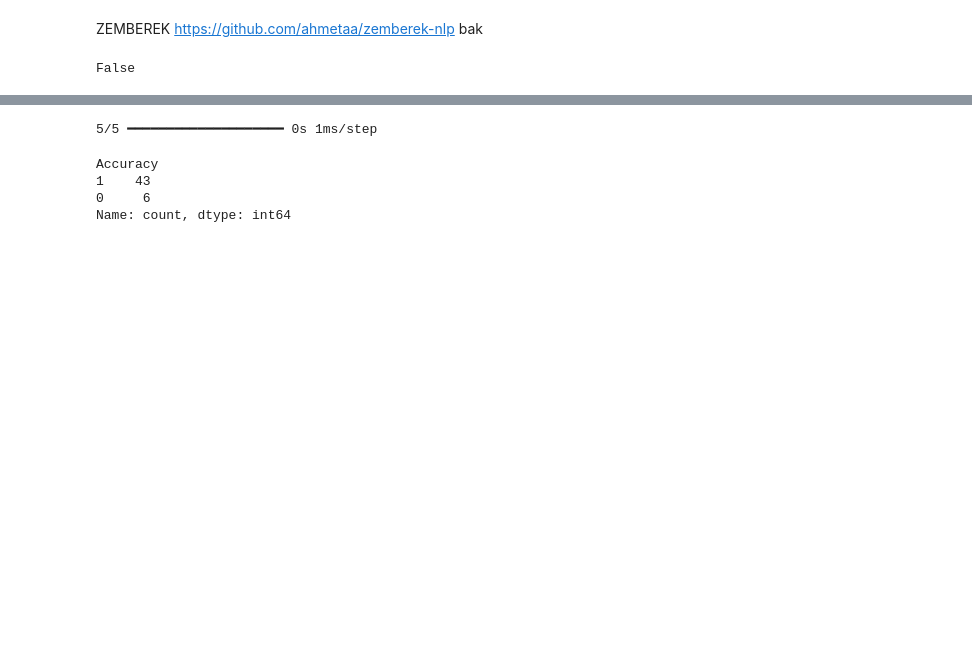
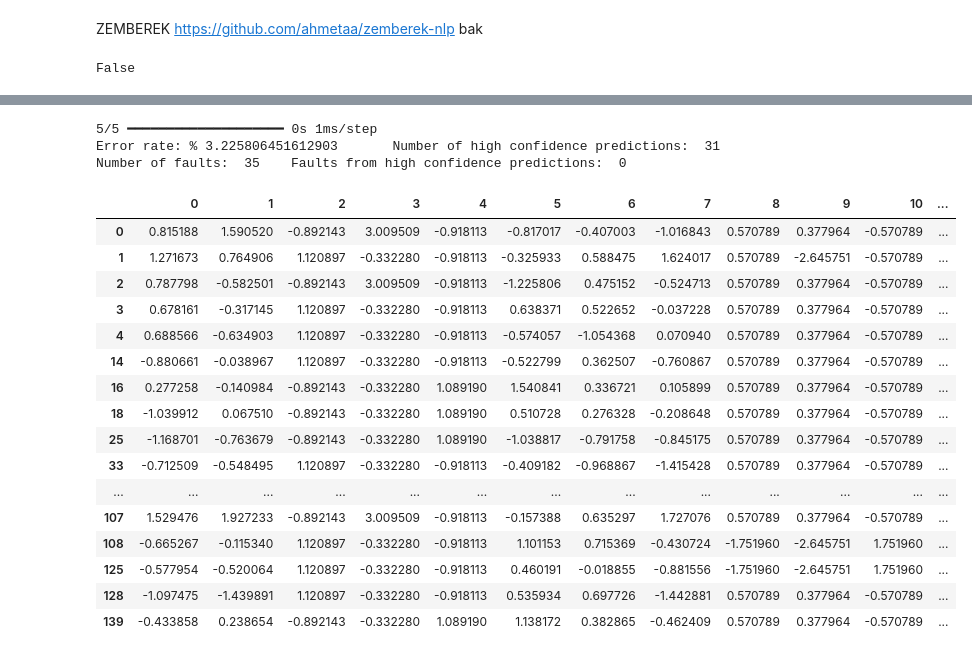
Before and after one commit to HazarN/MAHDAN, a Jupyter notebook: sentence_similarity/sentence_similarity.ipynb, the cells around one changed output, grey strips where cells are left out. Cells and saved outputs as stored; diff of their text form; code cells hidden in the pictures; blank space fills up the shorter version.

```diff
--- a/sentence_similarity/sentence_similarity.ipynb
+++ b/sentence_similarity/sentence_similarity.ipynb
@@ -883,17 +963,38 @@ Entire Accuracy:  0.796875
 # %%
 # TEST DATASET
+
+high_accuracy_limit = 0.6
+
 keras_predict_df_test = pd.DataFrame(model.predict(X_test), columns=["Prediction"])
 
 result_df_test = add_output_columns(X_test, y_test, keras_predict_df_test["Prediction"])
 
-result_df_test_high_confidence = result_df_test[result_df_test["Confidence"] > 0.8]
-result_df_test_high_confidence["Accuracy"].value_counts()
+faults_test = result_df_test[result_df_test["Accuracy"] == 0]
 
-#result_df_test
+high_acc = result_df_test[result_df_test["Confidence"] > high_accuracy_limit]["Accuracy"].value_counts()
+print("Error rate: %", 100* high_acc[0] / (high_acc[0] + high_acc[1]), "      Number of high confidence predictions: ", high_acc[0] + high_acc[1])
+
+print("Number of faults: ", faults_test.shape[0], "   Faults from high confidence predictions: ", faults_test[ faults_test["Confidence"] > high_accuracy_limit ].shape[0])
+faults_test
 # %% [output]
 5/5 ━━━━━━━━━━━━━━━━━━━━ 0s 1ms/step
+Error rate: % 3.225806451612903       Number of high confidence predictions:  31
+Number of faults:  35    Faults from high confidence predictions:  0
-Accuracy
-1    43
-0     6
-Name: count, dtype: int64
+|  | 0 | 1 | 2 | 3 | 4 | 5 | 6 | 7 | 8 | 9 | 10 | ... |
+| 0 | 0.815188 | 1.590520 | -0.892143 | 3.009509 | -0.918113 | -0.817017 | -0.407003 | -1.016843 | 0.570789 | 0.377964 | -0.570789 | ... |
+| 1 | 1.271673 | 0.764906 | 1.120897 | -0.332280 | -0.918113 | -0.325933 | 0.588475 | 1.624017 | 0.570789 | -2.645751 | -0.570789 | ... |
+| 2 | 0.787798 | -0.582501 | -0.892143 | 3.009509 | -0.918113 | -1.225806 | 0.475152 | -0.524713 | 0.570789 | 0.377964 | -0.570789 | ... |
+| 3 | 0.678161 | -0.317145 | 1.120897 | -0.332280 | -0.918113 | 0.638371 | 0.522652 | -0.037228 | 0.570789 | 0.377964 | -0.570789 | ... |
+| 4 | 0.688566 | -0.634903 | 1.120897 | -0.332280 | -0.918113 | -0.574057 | -1.054368 | 0.070940 | 0.570789 | 0.377964 | -0.570789 | ... |
+| 14 | -0.880661 | -0.038967 | 1.120897 | -0.332280 | -0.918113 | -0.522799 | 0.362507 | -0.760867 | 0.570789 | 0.377964 | -0.570789 | ... |
+| 16 | 0.277258 | -0.140984 | -0.892143 | -0.332280 | 1.089190 | 1.540841 | 0.336721 | 0.105899 | 0.570789 | 0.377964 | -0.570789 | ... |
+| 18 | -1.039912 | 0.067510 | -0.892143 | -0.332280 | 1.089190 | 0.510728 | 0.276328 | -0.208648 | 0.570789 | 0.377964 | -0.570789 | ... |
+| 25 | -1.168701 | -0.763679 | -0.892143 | -0.332280 | 1.089190 | -1.038817 | -0.791758 | -0.845175 | 0.570789 | 0.377964 | -0.570789 | ... |
+| 33 | -0.712509 | -0.548495 | 1.120897 | -0.332280 | -0.918113 | -0.409182 | -0.968867 | -1.415428 | 0.570789 | 0.377964 | -0.570789 | ... |
+| ... | ... | ... | ... | ... | ... | ... | ... | ... | ... | ... | ... | ... |
+| 107 | 1.529476 | 1.927233 | -0.892143 | 3.009509 | -0.918113 | -0.157388 | 0.635297 | 1.727076 | 0.570789 | 0.377964 | -0.570789 | ... |
+| 108 | -0.665267 | -0.115340 | 1.120897 | -0.332280 | -0.918113 | 1.101153 | 0.715369 | -0.430724 | -1.751960 | -2.645751 | 1.751960 | ... |
+| 125 | -0.577954 | -0.520064 | 1.120897 | -0.332280 | -0.918113 | 0.460191 | -0.018855 | -0.881556 | -1.751960 | -2.645751 | 1.751960 | ... |
+| 128 | -1.097475 | -1.439891 | 1.120897 | -0.332280 | -0.918113 | 0.535934 | 0.697726 | -1.442881 | 0.570789 | 0.377964 | -0.570789 | ... |
+| 139 | -0.433858 | 0.238654 | -0.892143 | -0.332280 | 1.089190 | 1.138172 | 0.382865 | -0.462409 | 0.570789 | 0.377964 | -0.570789 | ... |
 # %%
```
Also changed, not shown: parts of 24 cells of this notebook, 46 other files.
